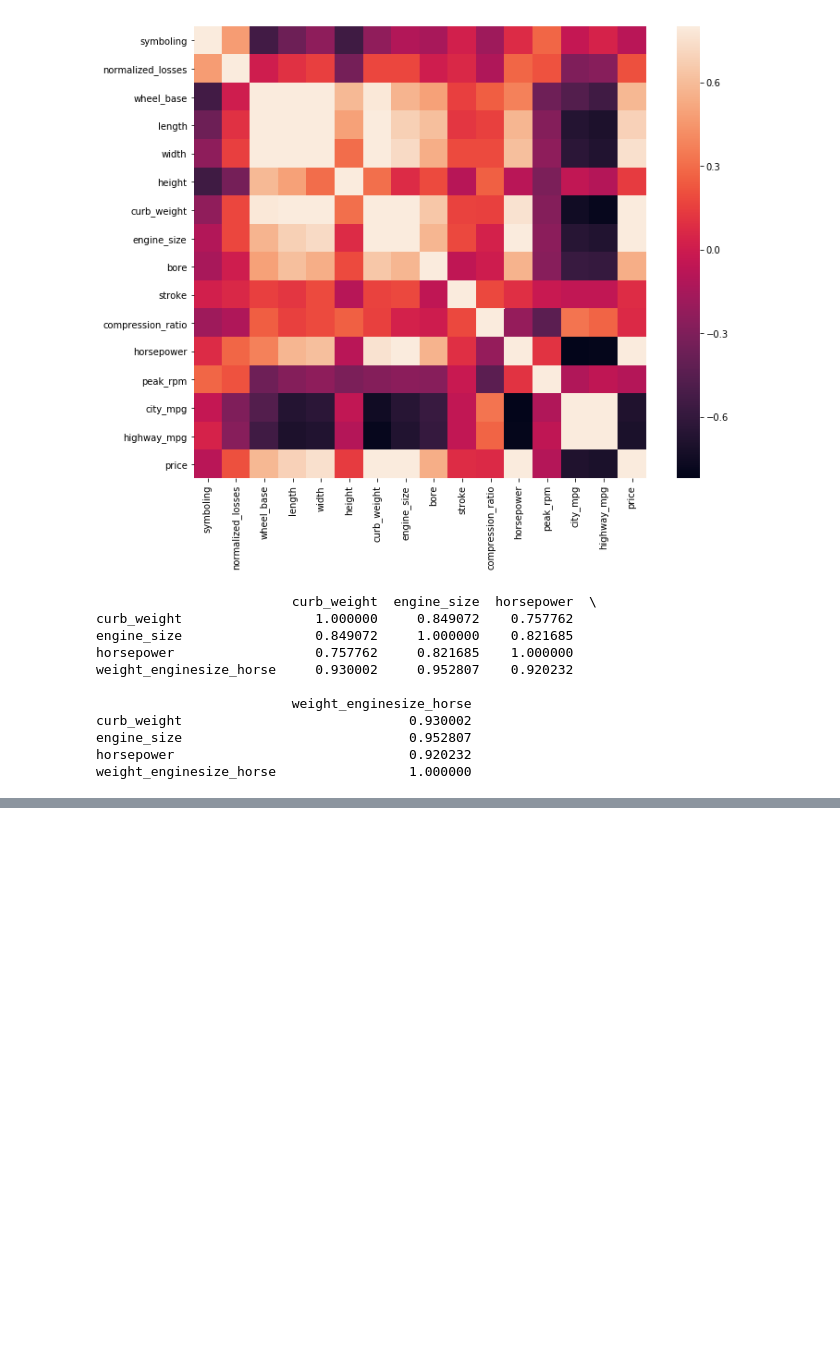
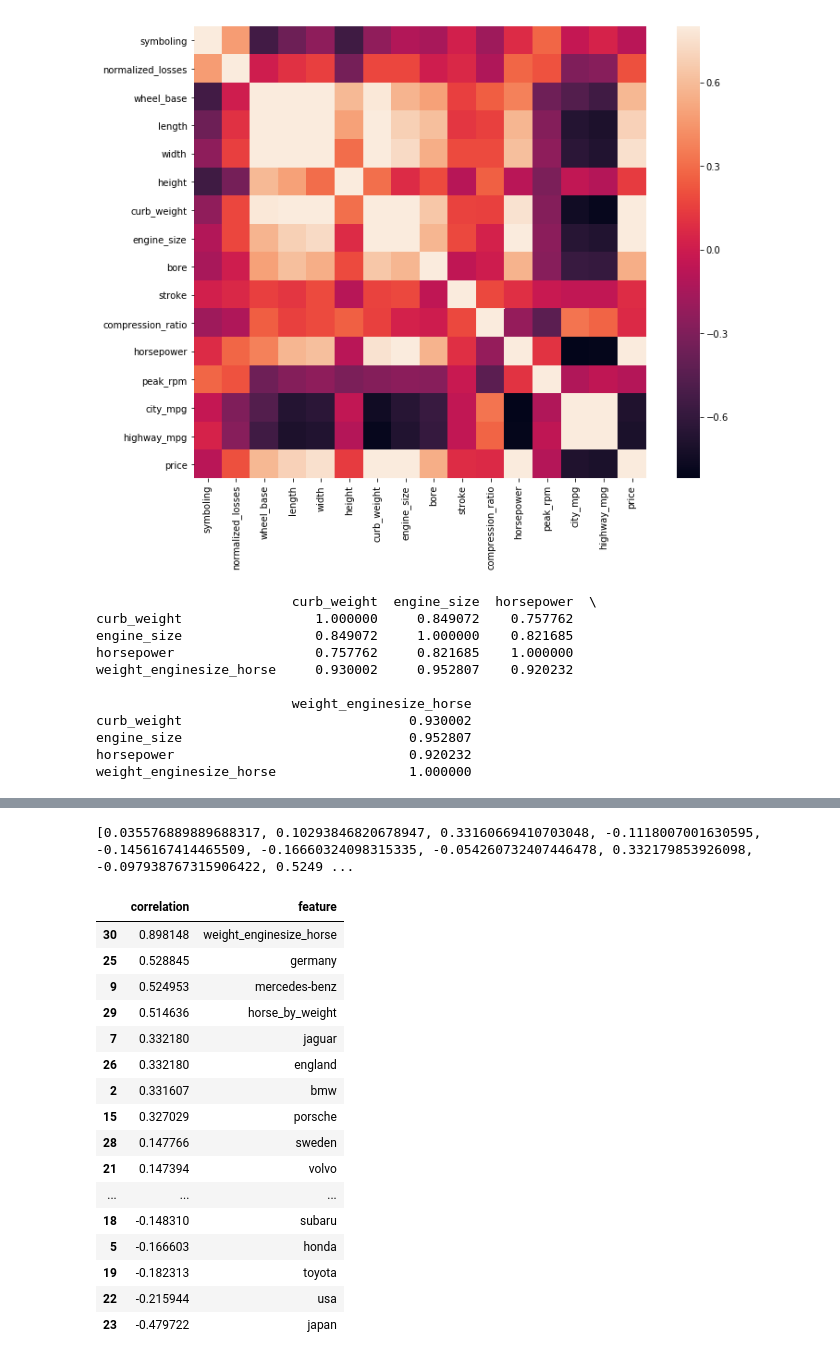
Before and after one commit to lilpricey/Thinkful, a Jupyter notebook: unit_2/preparing a dataset.ipynb, the cells around one changed output, grey strips where cells are left out. Cells and saved outputs as stored; diff of their text form; code cells hidden in the pictures; blank space fills up the shorter version.

```diff
--- a/unit_2/preparing a dataset.ipynb
+++ b/unit_2/preparing a dataset.ipynb
@@ -184,0 +213,30 @@ weight_enginesize_horse                 1.000000
+# %%
+features['price'].corr(features['weight_enginesize_horse'])
+corrs = []
+for i in feat_names:
+    corrs.append(features['price'].corr(features[i]))
+print(corrs)
+# %% [output]
+[0.035576889889688317, 0.10293846820678947, 0.33160669410703048, -0.1118007001630595, -0.1456167414465509, -0.16660324098315335, -0.054260732407446478, 0.332179853926098, -0.097938767315906422, 0.5249 ...
+# %%
+feature_corrs = pd.DataFrame({'feature': feat_names, 'correlation': corrs})
+# %%
+feature_corrs.sort_values(by=['correlation'],  ascending=False).drop([31])
+# %% [output]
+|  | correlation | feature |
+| 30 | 0.898148 | weight_enginesize_horse |
+| 25 | 0.528845 | germany |
+| 9 | 0.524953 | mercedes-benz |
+| 29 | 0.514636 | horse_by_weight |
+| 7 | 0.332180 | jaguar |
+| 26 | 0.332180 | england |
+| 2 | 0.331607 | bmw |
+| 15 | 0.327029 | porsche |
+| 28 | 0.147766 | sweden |
+| 21 | 0.147394 | volvo |
+| ... | ... | ... |
+| 18 | -0.148310 | subaru |
+| 5 | -0.166603 | honda |
+| 19 | -0.182313 | toyota |
+| 22 | -0.215944 | usa |
+| 23 | -0.479722 | japan |
```
Also changed, not shown: parts of 5 cells of this notebook.
